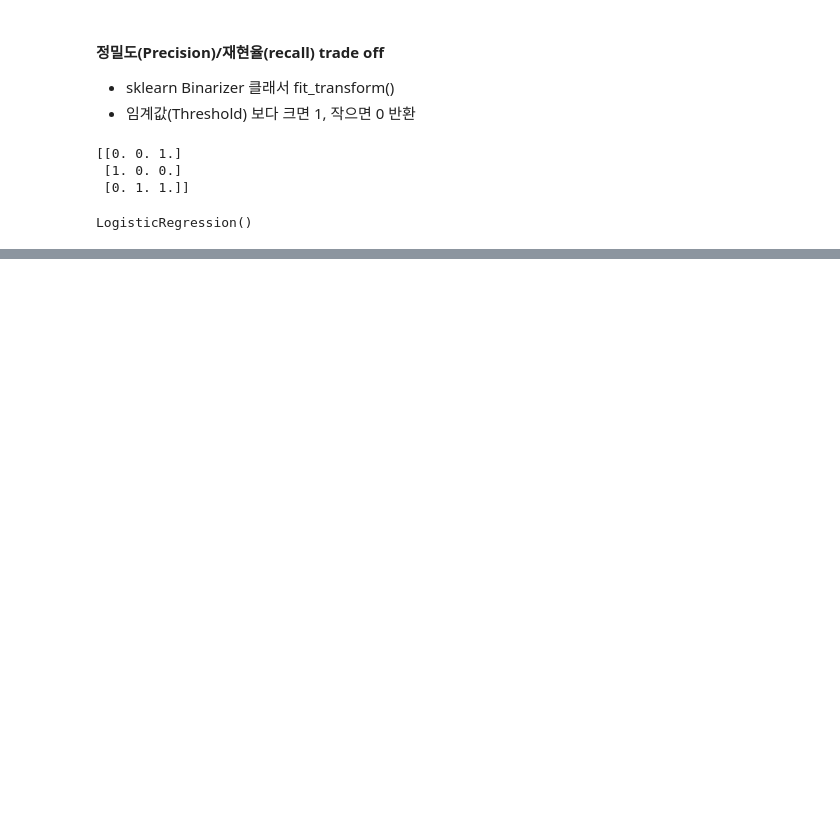
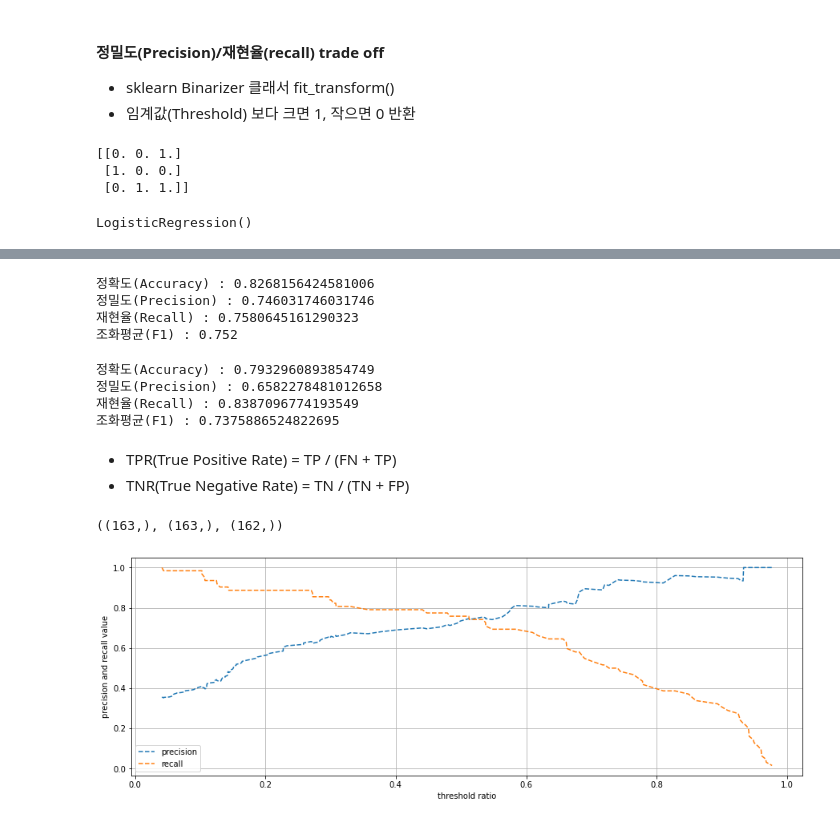
Before and after one commit to Supreme-YS/ML, a Jupyter notebook: trade_off_roc_auc_ml[05].ipynb, the cells around one changed output, grey strips where cells are left out. Cells and saved outputs as stored; diff of their text form; code cells hidden in the pictures; blank space fills up the shorter version.

```diff
--- a/trade_off_roc_auc_ml[05].ipynb
+++ b/trade_off_roc_auc_ml[05].ipynb
@@ -100,0 +122,7 @@ pandas.core.series.Series
+# %%
+metrics_evaluation(y_test, y_pred)
+# %% [output]
+정확도(Accuracy) : 0.8268156424581006
+정밀도(Precision) : 0.746031746031746
+재현율(Recall) : 0.7580645161290323
+조화평균(F1) : 0.752
@@ -100,0 +136,34 @@ pandas.core.series.Series
+# %%
+metrics_evaluation(y_test, user_pred)
+# %% [output]
+정확도(Accuracy) : 0.7932960893854749
+정밀도(Precision) : 0.6582278481012658
+재현율(Recall) : 0.8387096774193549
+조화평균(F1) : 0.7375886524822695
+# %% [markdown]
+- TPR(True Positive Rate) = TP / (FN + TP)
+- TNR(True Negative Rate) = TN / (TN + FP)
+# %%
+pred_positive_label = logistic_model.predict_proba(X_test)[: , 1]
+pred_positive_label
+
+precision, recall, threshold = precision_recall_curve(y_test, pred_positive_label)
+precision.shape, recall.shape, threshold.shape
+# %% [output]
+((163,), (163,), (162,))
+# %%
+plt.figure(figsize=(15, 5))
+
+plt.plot(threshold, precision[ 0:threshold.shape[0]], linestyle='--', label='precision')
+plt.plot(threshold, recall[ 0:threshold.shape[0]], linestyle='--', label='recall')
+
+plt.xlabel('threshold ratio')
+plt.ylabel('precision and recall value')
+
+plt.legend()
+plt.grid()
+
+plt.show()
+plt.close()
+# %% [output]
+[figure, added]
```
Also changed, not shown: parts of 8 cells of this notebook.
